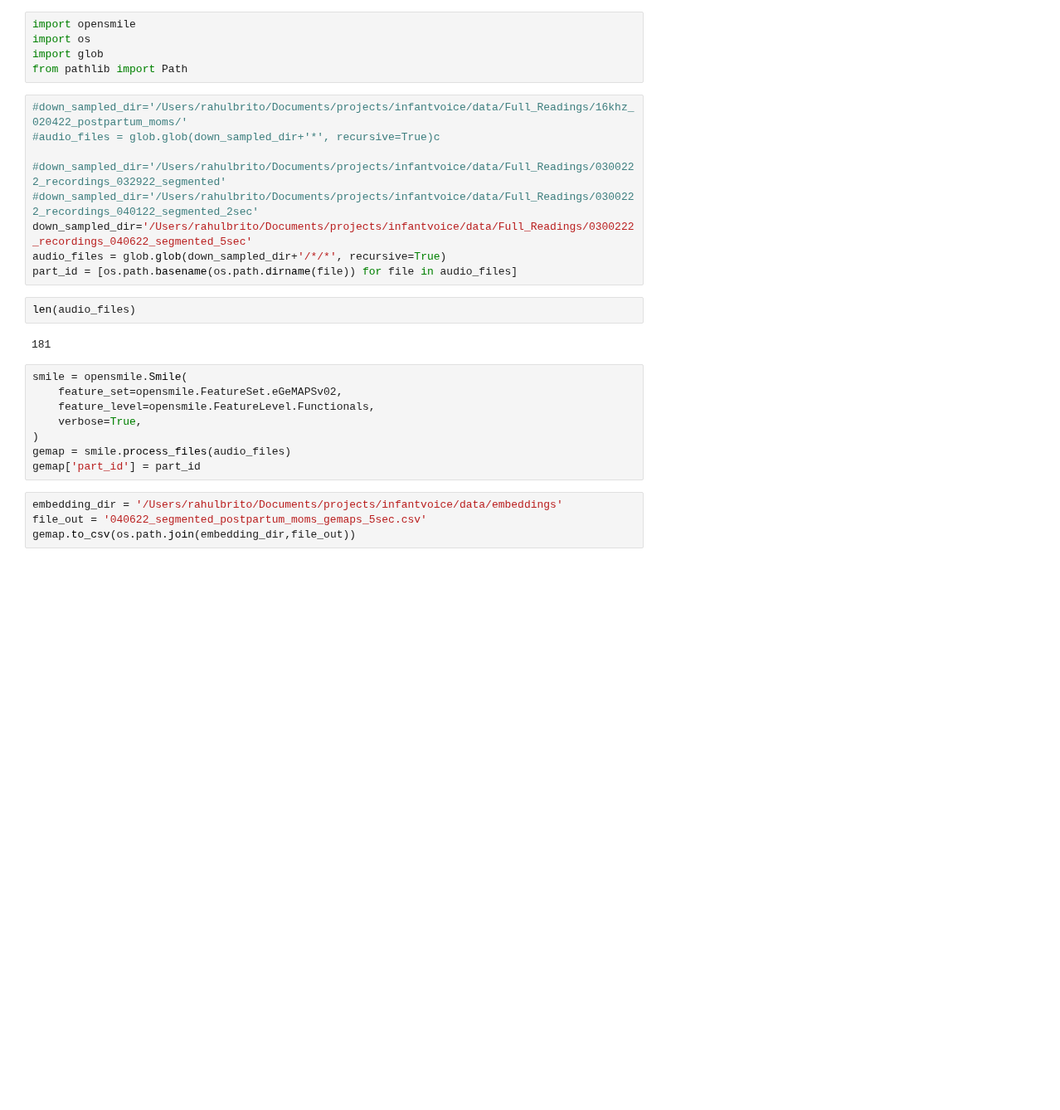
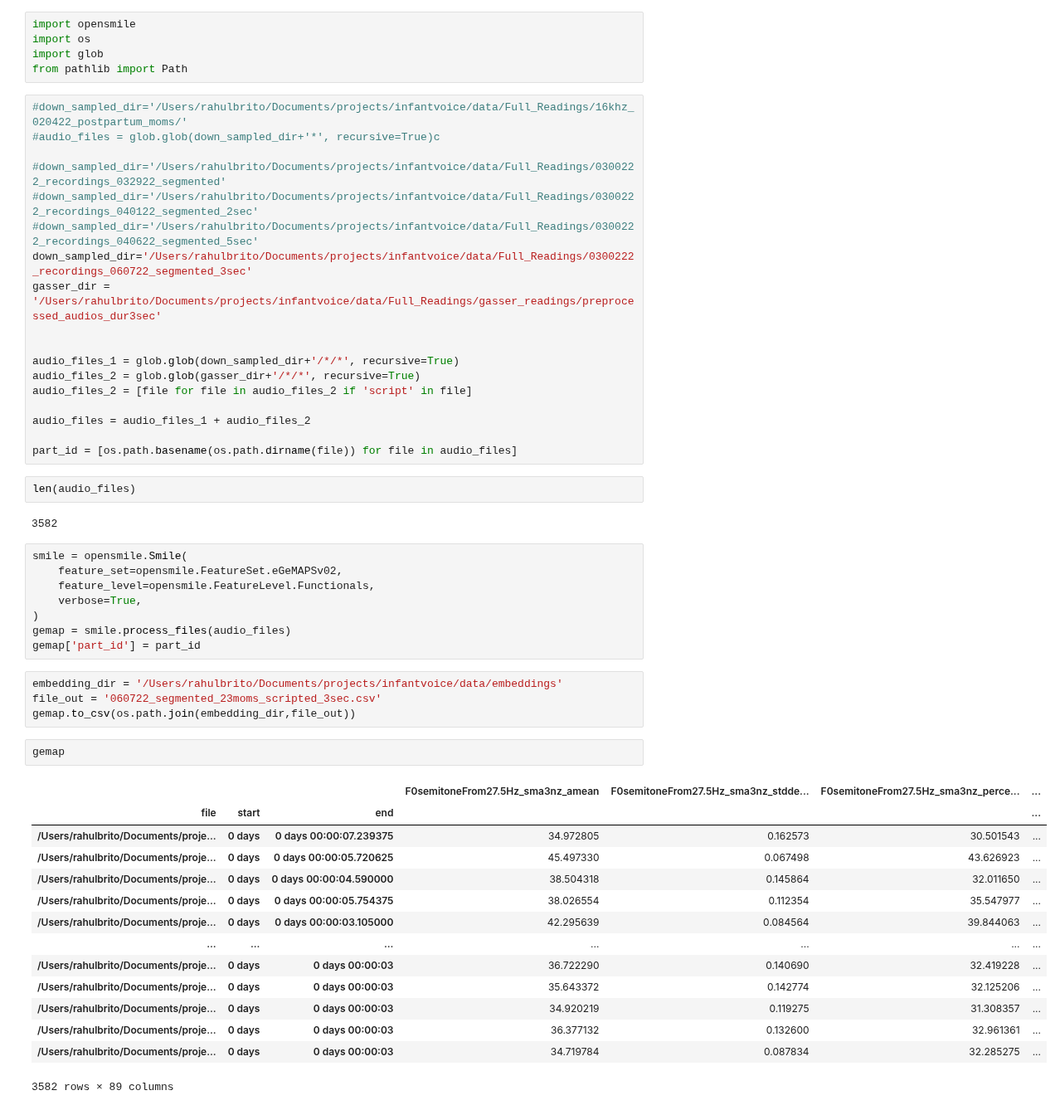
Before and after one commit to Rahul-Brito/infantvoice, a Jupyter notebook: scripts/Gemaps Embedder.ipynb, the cells around one changed output. Shown at 83% size. Drawn from its saved outputs; the diff is of its cells as text; blank space fills up the shorter version.

Commit message:
extracted gemaps hoepfully fro msegmented to 3 sec audio of the 23 i have right now, and gemaps from teh already segemented scripted data

```diff
--- a/scripts/Gemaps Embedder.ipynb
+++ b/scripts/Gemaps Embedder.ipynb
@@ -9,13 +9,22 @@ from pathlib import Path
 
 #down_sampled_dir='/Users/rahulbrito/Documents/projects/infantvoice/data/Full_Readings/0300222_recordings_032922_segmented'
 #down_sampled_dir='/Users/rahulbrito/Documents/projects/infantvoice/data/Full_Readings/0300222_recordings_040122_segmented_2sec'
-down_sampled_dir='/Users/rahulbrito/Documents/projects/infantvoice/data/Full_Readings/0300222_recordings_040622_segmented_5sec'
-audio_files = glob.glob(down_sampled_dir+'/*/*', recursive=True)
+#down_sampled_dir='/Users/rahulbrito/Documents/projects/infantvoice/data/Full_Readings/0300222_recordings_040622_segmented_5sec'
+down_sampled_dir='/Users/rahulbrito/Documents/projects/infantvoice/data/Full_Readings/0300222_recordings_060722_segmented_3sec'
+gasser_dir = '/Users/rahulbrito/Documents/projects/infantvoice/data/Full_Readings/gasser_readings/preprocessed_audios_dur3sec'
+
+
+audio_files_1 = glob.glob(down_sampled_dir+'/*/*', recursive=True)
+audio_files_2 = glob.glob(gasser_dir+'/*/*', recursive=True)
+audio_files_2 = [file for file in audio_files_2 if 'script' in file]
+
+audio_files = audio_files_1 + audio_files_2
+
 part_id = [os.path.basename(os.path.dirname(file)) for file in audio_files]
 # %%
 len(audio_files)
 # %% [output]
-181
+3582
 # %%
 smile = opensmile.Smile(
     feature_set=opensmile.FeatureSet.eGeMAPSv02,
@@ -26,5 +35,22 @@ gemap = smile.process_files(audio_files)
 gemap['part_id'] = part_id
 # %%
 embedding_dir = '/Users/rahulbrito/Documents/projects/infantvoice/data/embeddings'
-file_out = '040622_segmented_postpartum_moms_gemaps_5sec.csv'
+file_out = '060722_segmented_23moms_scripted_3sec.csv'
 gemap.to_csv(os.path.join(embedding_dir,file_out))
+# %%
+gemap
+# %% [output]
+|  |  |  | F0semitoneFrom27.5Hz_sma3nz_amean | F0semitoneFrom27.5Hz_sma3nz_stdde... | F0semitoneFrom27.5Hz_sma3nz_perce... | ... |
+| file | start | end |  |  |  | ... |
+| /Users/rahulbrito/Documents/proje... | 0 days | 0 days 00:00:07.239375 | 34.972805 | 0.162573 | 30.501543 | ... |
+| /Users/rahulbrito/Documents/proje... | 0 days | 0 days 00:00:05.720625 | 45.497330 | 0.067498 | 43.626923 | ... |
+| /Users/rahulbrito/Documents/proje... | 0 days | 0 days 00:00:04.590000 | 38.504318 | 0.145864 | 32.011650 | ... |
+| /Users/rahulbrito/Documents/proje... | 0 days | 0 days 00:00:05.754375 | 38.026554 | 0.112354 | 35.547977 | ... |
+| /Users/rahulbrito/Documents/proje... | 0 days | 0 days 00:00:03.105000 | 42.295639 | 0.084564 | 39.844063 | ... |
+| ... | ... | ... | ... | ... | ... | ... |
+| /Users/rahulbrito/Documents/proje... | 0 days | 0 days 00:00:03 | 36.722290 | 0.140690 | 32.419228 | ... |
+| /Users/rahulbrito/Documents/proje... | 0 days | 0 days 00:00:03 | 35.643372 | 0.142774 | 32.125206 | ... |
+| /Users/rahulbrito/Documents/proje... | 0 days | 0 days 00:00:03 | 34.920219 | 0.119275 | 31.308357 | ... |
+| /Users/rahulbrito/Documents/proje... | 0 days | 0 days 00:00:03 | 36.377132 | 0.132600 | 32.961361 | ... |
+| /Users/rahulbrito/Documents/proje... | 0 days | 0 days 00:00:03 | 34.719784 | 0.087834 | 32.285275 | ... |
+3582 rows × 89 columns
```
Also changed, not shown: 2 other files.
